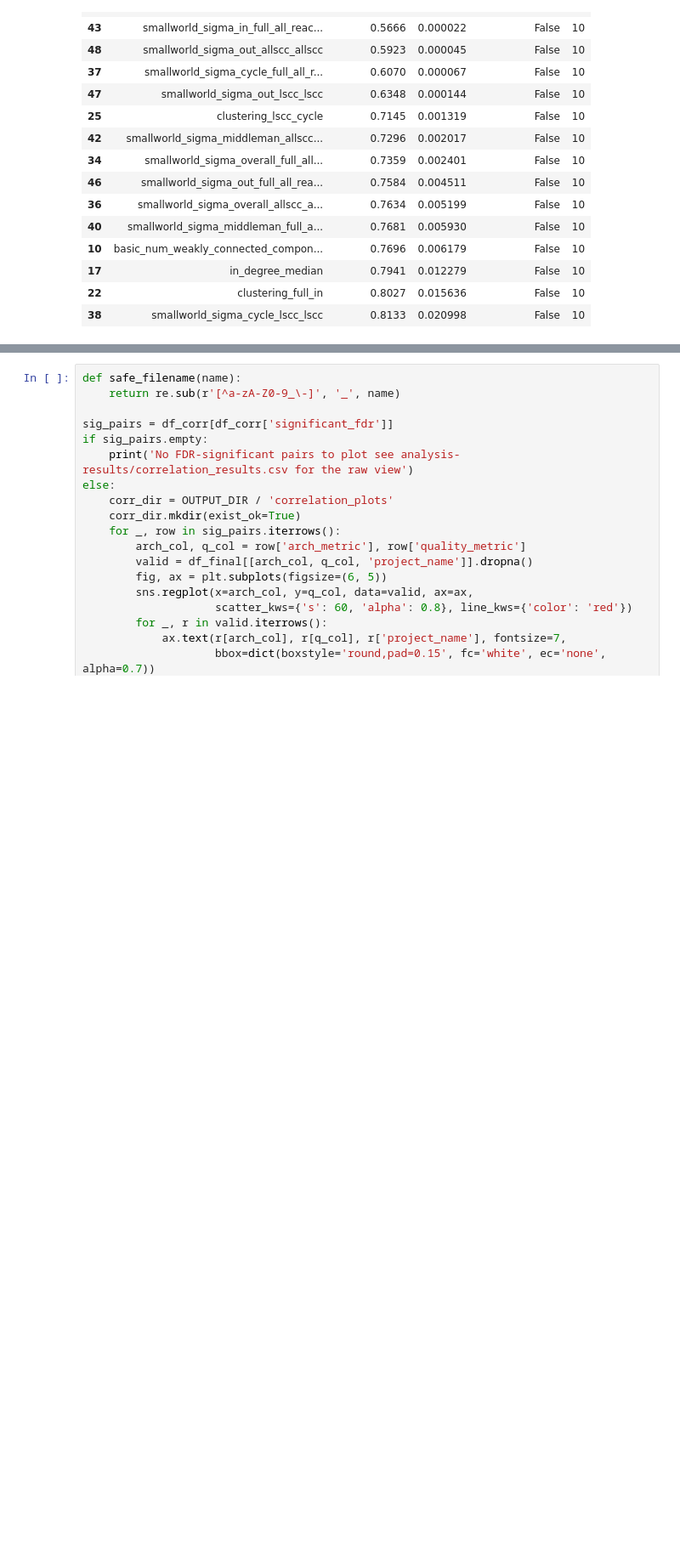
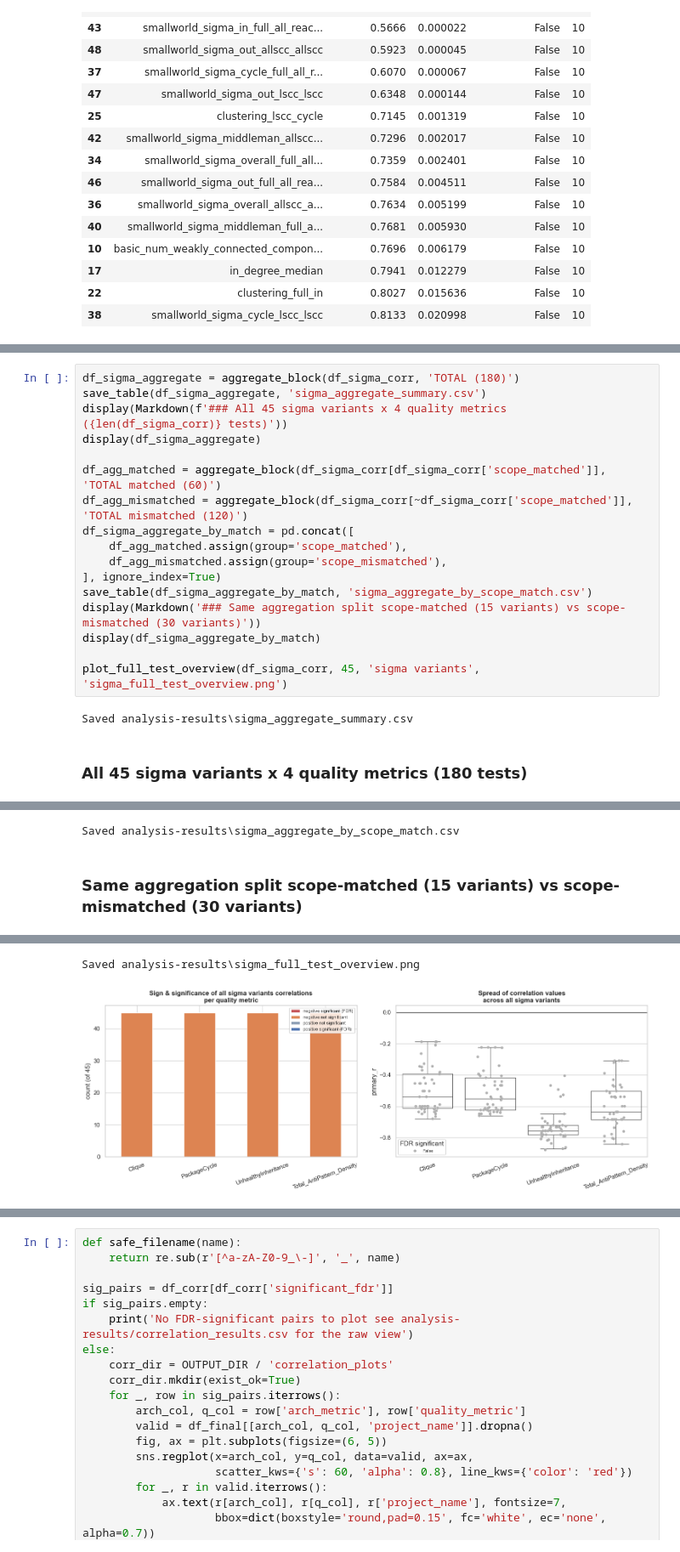
Before and after one commit to MauroZorzin/small-world-property, a Jupyter notebook: analyse.ipynb, the cells around one changed output, grey strips where cells are left out. Shown at 85% size. Saved outputs shown, nothing was run; the diff lists cells and outputs as text; blank space fills up the shorter version.

```diff
--- a/analyse.ipynb
+++ b/analyse.ipynb
@@ -781,0 +877,20 @@ Saved analysis-results\best_estimators_candidates.csv
+# %%
+df_sigma_aggregate = aggregate_block(df_sigma_corr, 'TOTAL (180)')
+save_table(df_sigma_aggregate, 'sigma_aggregate_summary.csv')
+display(Markdown(f'### All 45 sigma variants x 4 quality metrics ({len(df_sigma_corr)} tests)'))
+display(df_sigma_aggregate)
+
+df_agg_matched = aggregate_block(df_sigma_corr[df_sigma_corr['scope_matched']], 'TOTAL matched (60)')
+df_agg_mismatched = aggregate_block(df_sigma_corr[~df_sigma_corr['scope_matched']], 'TOTAL mismatched (120)')
+df_sigma_aggregate_by_match = pd.concat([
+    df_agg_matched.assign(group='scope_matched'),
+    df_agg_mismatched.assign(group='scope_mismatched'),
+], ignore_index=True)
+save_table(df_sigma_aggregate_by_match, 'sigma_aggregate_by_scope_match.csv')
+display(Markdown('### Same aggregation split scope-matched (15 variants) vs scope-mismatched (30 variants)'))
+display(df_sigma_aggregate_by_match)
+
+plot_full_test_overview(df_sigma_corr, 45, 'sigma variants', 'sigma_full_test_overview.png')
+# %% [output]
+Saved analysis-results\sigma_aggregate_summary.csv
+### All 45 sigma variants x 4 quality metrics (180 tests)
@@ -781,0 +903,2 @@ Saved analysis-results\best_estimators_candidates.csv
+Saved analysis-results\sigma_aggregate_by_scope_match.csv
+### Same aggregation split scope-matched (15 variants) vs scope-mismatched (30 variants)
@@ -781,0 +916,2 @@ Saved analysis-results\best_estimators_candidates.csv
+Saved analysis-results\sigma_full_test_overview.png
+[figure, added]
```
Also changed, not shown: parts of 31 cells of this notebook, 2 other files.
